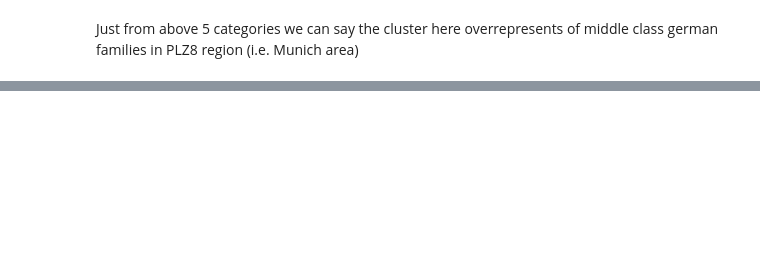
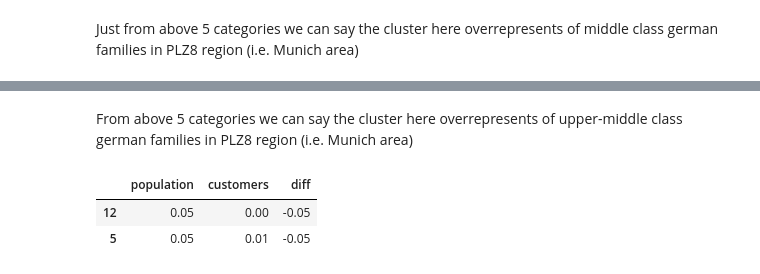
Before and after one commit to marooned20/identify-customer-segments, a Jupyter notebook: Identify_Customer_Segments.ipynb, the cells around one changed output, grey strips where cells are left out. Saved outputs shown, nothing was run; the diff lists cells and outputs as text; code cells hidden in the pictures; blank space fills up the shorter version.

```diff
--- a/Identify_Customer_Segments.ipynb
+++ b/Identify_Customer_Segments.ipynb
@@ -1102,2 +1129,10 @@ Just from above 5 categories we can say the cluster here overrepresents of middl
+# %% [markdown]
+From above 5 categories we can say the cluster here overrepresents of upper-middle class german families in PLZ8 region (i.e. Munich area)
+# %%
+top2_non_target
+# %% [output]
+|  | population | customers | diff |
+| 12 | 0.05 | 0.00 | -0.05 |
+| 5 | 0.05 | 0.01 | -0.05 |
 # %%
 # What kinds of people are part of a cluster that is underrepresented in the customer data compared to the general population?
```
Also changed, not shown: parts of 14 cells of this notebook, 1 other file.
